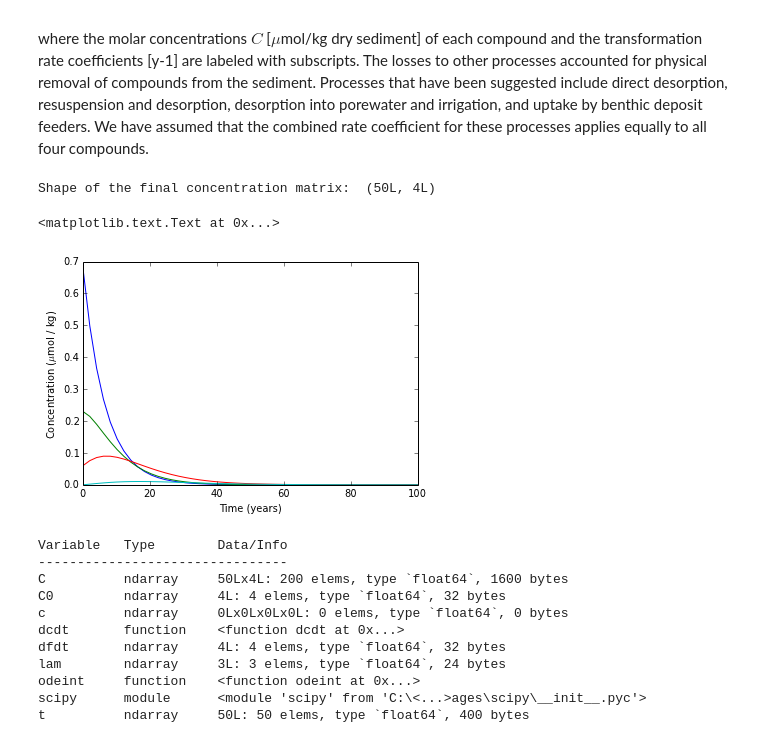
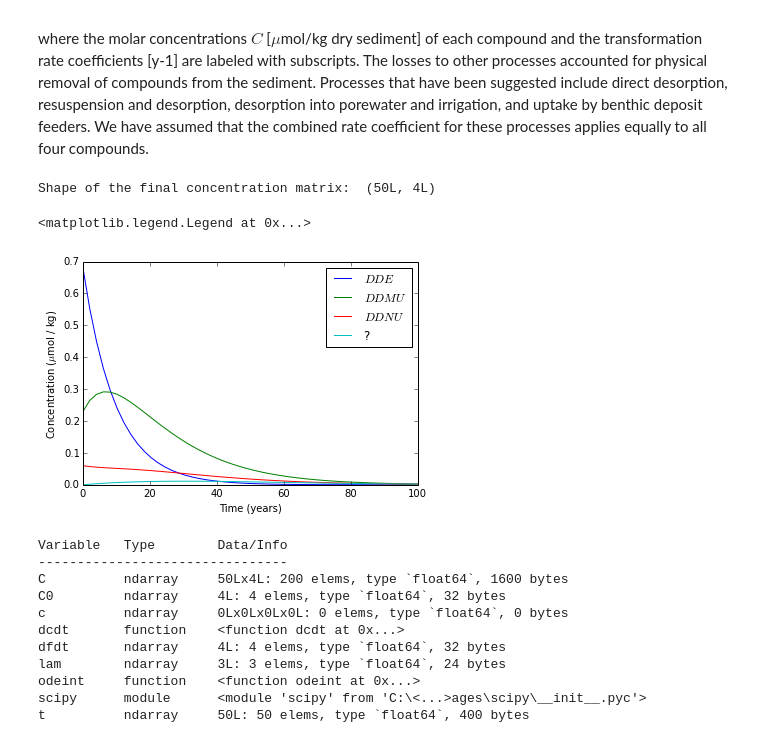
Before and after one commit to csherwood-usgs/IPython_notebook_examples, a Jupyter notebook: bateman.ipynb, the cells around one changed output. Saved outputs shown, nothing was run; the diff lists cells and outputs as text; code cells hidden in the pictures.

```diff
--- a/bateman.ipynb
+++ b/bateman.ipynb
@@ -14,36 +14,40 @@ where the molar concentrations $C$ [$\mu$mol/kg dry sediment] of each compound a
 # %%
 from scipy.integrate import odeint
 from pylab import *
 
 # decay rates are global so they can be seen inside the function
 global lam
-lam = array([.052, .07, .0161, .1])
+lam = array([.052, .01, .0161, .05])
 
 # define a function to represent coupled ordinary differential eqns.
 def dcdt(c,t):
     dfdt = np.zeros(4)
     dfdt[0] = c[0]* -lam[0] - c[0]*lam[3]
     dfdt[1] = c[1]* -lam[1] + c[0]*lam[0] - c[1]*lam[3]
     dfdt[2] = c[2]* -lam[2] + c[1]*lam[1] - c[2]*lam[3]
     dfdt[3] =                 c[2]*lam[2] - c[3]*lam[3]
     return dfdt
 
 # intial concentration for four constituents
 C0 = array([.68, .23, .06, 0.])
 # time array
 t = linspace(0.0,100.,50)
 # call
 C = odeint(dcdt,C0,t)
 
 print "Shape of the final concentration matrix: ",shape(C)
 fig = plt.figure()
-plt.plot(t,C)
+plt.plot(t,C[:,0],label='$DDE$')
+plt.plot(t,C[:,1],label='$DDMU$')
+plt.plot(t,C[:,2],label='$DDNU$')
+plt.plot(t,C[:,3],label='?')
 plt.xlabel('Time (years)')
 plt.ylabel('Concentration ($\mu$mol / kg)')
+plt.legend(loc='upper right')
 # %% [output]
 Shape of the final concentration matrix:  (50L, 4L)
-<matplotlib.text.Text at 0x...>
+<matplotlib.legend.Legend at 0x...>
-[figure, old version]
+[figure, new version]
 # %%
 whos
 # %% [output]
```
Also changed, not shown: 10 other files.
